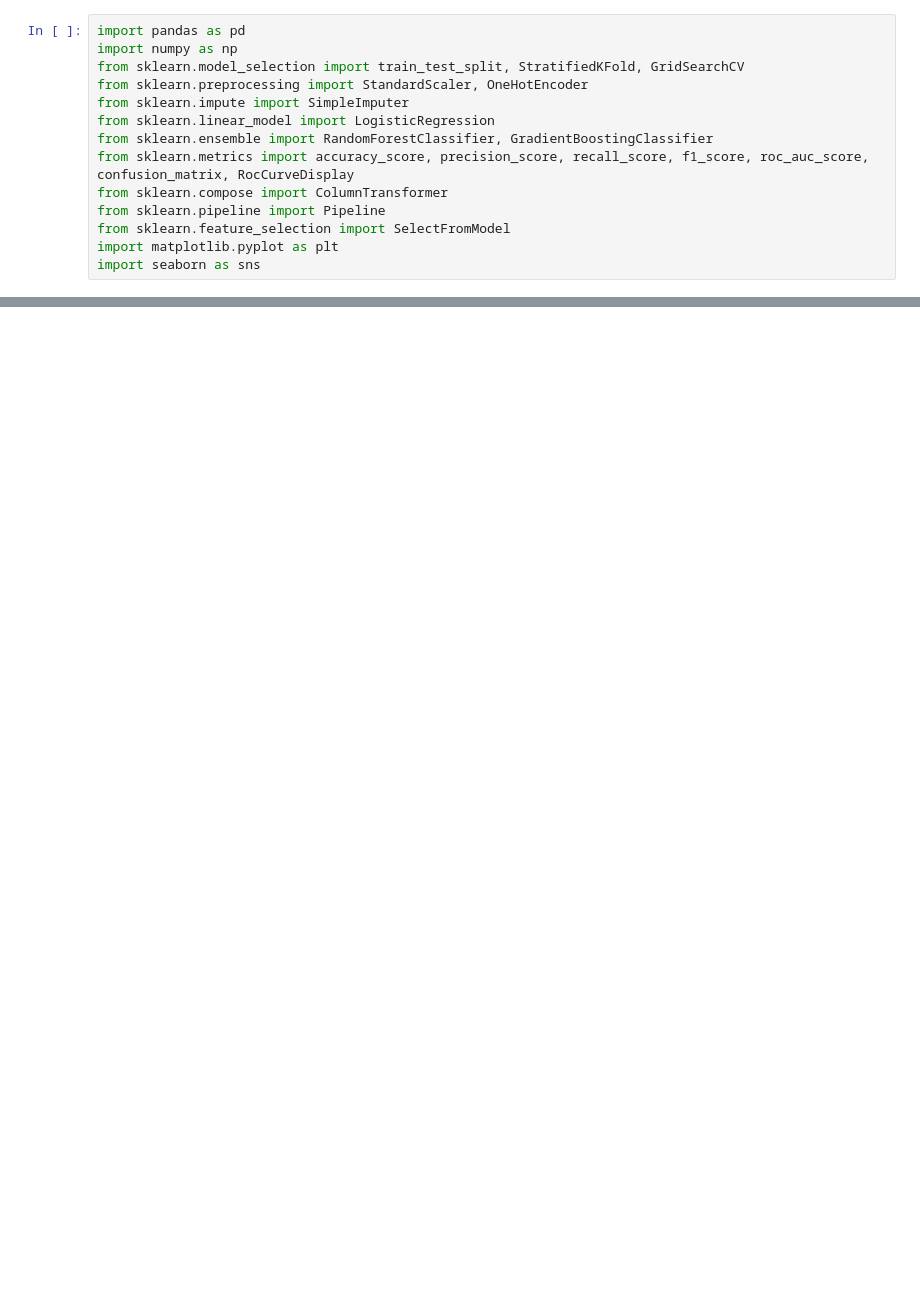
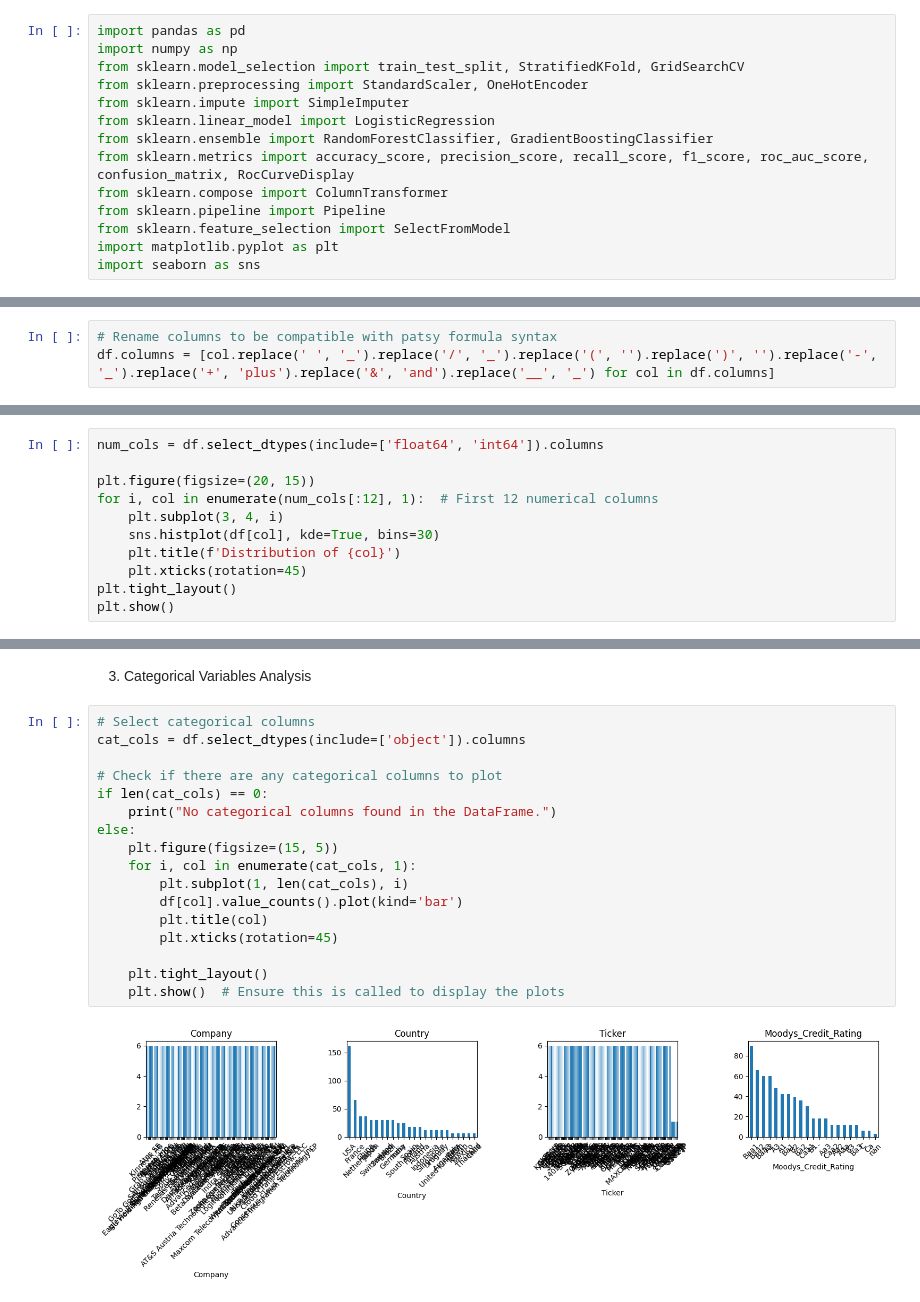
Before and after one commit to carolinavivast/Thesis, a Jupyter notebook: Thesis_2.ipynb, the cells around one changed output, grey strips where cells are left out. Saved outputs shown, nothing was run; the diff lists cells and outputs as text; blank space fills up the shorter version.

```diff
--- a/Thesis_2.ipynb
+++ b/Thesis_2.ipynb
@@ -191,0 +227,3 @@ max              2228.412256  90000.000000
+# %%
+# Rename columns to be compatible with patsy formula syntax
+df.columns = [col.replace(' ', '_').replace('/', '_').replace('(', '').replace(')', '').replace('-', '_').replace('+', 'plus').replace('&', 'and').replace('__', '_') for col in df.columns]
@@ -191,0 +248,11 @@ max              2228.412256  90000.000000
+# %%
+num_cols = df.select_dtypes(include=['float64', 'int64']).columns
+
+plt.figure(figsize=(20, 15))
+for i, col in enumerate(num_cols[:12], 1):  # First 12 numerical columns
+    plt.subplot(3, 4, i)
+    sns.histplot(df[col], kde=True, bins=30)
+    plt.title(f'Distribution of {col}')
+    plt.xticks(rotation=45)
+plt.tight_layout()
+plt.show()
@@ -191,0 +261,22 @@ max              2228.412256  90000.000000
+# %% [markdown]
+
+3. Categorical Variables Analysis
+# %%
+# Select categorical columns
+cat_cols = df.select_dtypes(include=['object']).columns
+
+# Check if there are any categorical columns to plot
+if len(cat_cols) == 0:
+    print("No categorical columns found in the DataFrame.")
+else:
+    plt.figure(figsize=(15, 5))
+    for i, col in enumerate(cat_cols, 1):
+        plt.subplot(1, len(cat_cols), i)
+        df[col].value_counts().plot(kind='bar')
+        plt.title(col)
+        plt.xticks(rotation=45)
+
+    plt.tight_layout()
+    plt.show()  # Ensure this is called to display the plots
+# %% [output]
+[figure, added]
```
Also changed, not shown: parts of 68 cells of this notebook, 5 other files.
